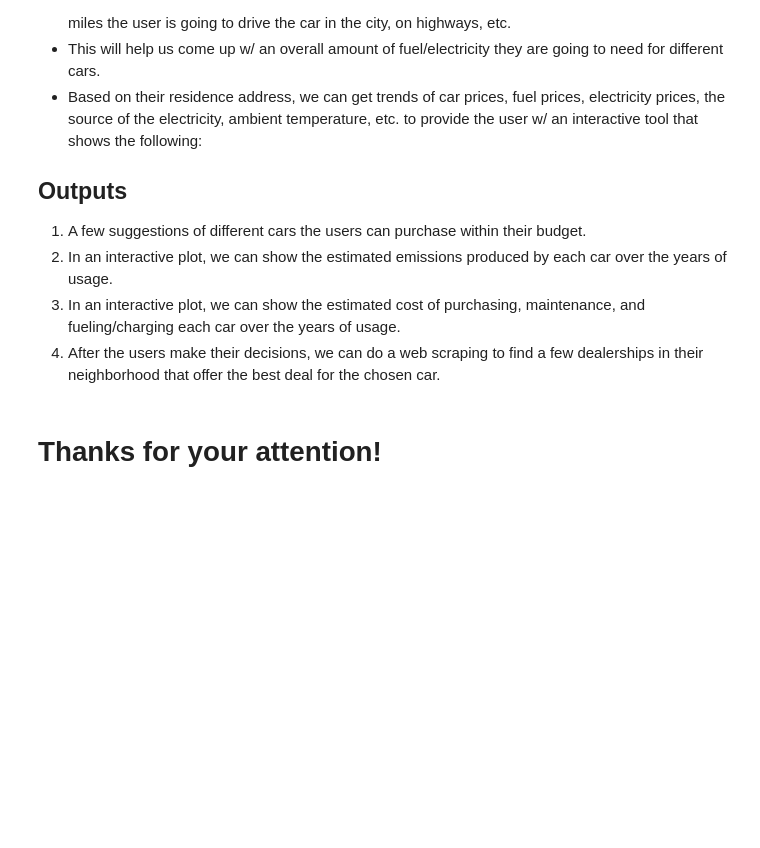
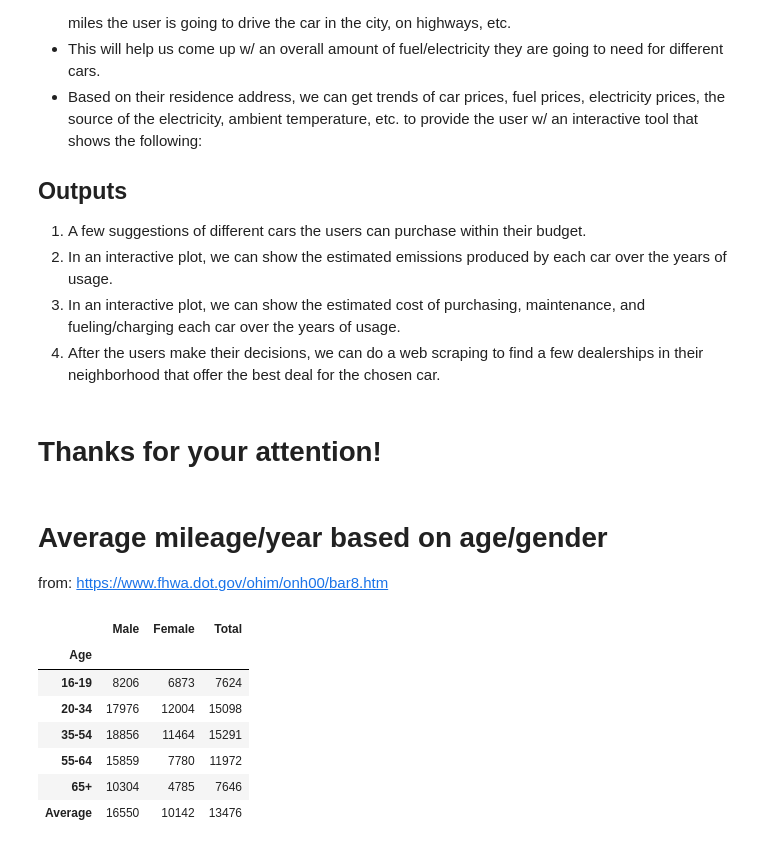
Before and after one commit to mashikhe/Project_Proposal, a Jupyter notebook: Proposal.ipynb, the cells around one changed output. Saved outputs shown, nothing was run; the diff lists cells and outputs as text; code cells hidden in the pictures; blank space fills up the shorter version.

```diff
--- a/Proposal.ipynb
+++ b/Proposal.ipynb
@@ -264,6 +280,29 @@ plt.show()
 4. After the users make their decisions, we can do a web scraping to find a few dealerships in their neighborhood that offer the best deal for the chosen car.
 # %% [markdown]
 # Thanks for your attention!
+# %% [markdown]
+# Average mileage/year based on age/gender
+
+from: https://www.fhwa.dot.gov/ohim/onh00/bar8.htm
+# %%
+ages   = ['16-19','20-34','35-54','55-64','65+','Average']
+male   = [8_206,17_976,18_856,15_859,10_304,16_550]
+female = [6_873,12_004,11_464,7_780,4_785,10_142]
+total  = [7_624,15_098,15_291,11_972,76_46,13_476]
+averages = pd.DataFrame(data=[ages,male,female,total]).T
+averages.columns = ['Age','Male','Female','Total']
+averages.set_index('Age',inplace = True)
+# %%
+averages
+# %% [output]
+|  | Male | Female | Total |
+| Age |  |  |  |
+| 16-19 | 8206 | 6873 | 7624 |
+| 20-34 | 17976 | 12004 | 15098 |
+| 35-54 | 18856 | 11464 | 15291 |
+| 55-64 | 15859 | 7780 | 11972 |
+| 65+ | 10304 | 4785 | 7646 |
+| Average | 16550 | 10142 | 13476 |
 # %%
 import requests
 import math
```
Also changed, not shown: parts of 6 cells of this notebook.
